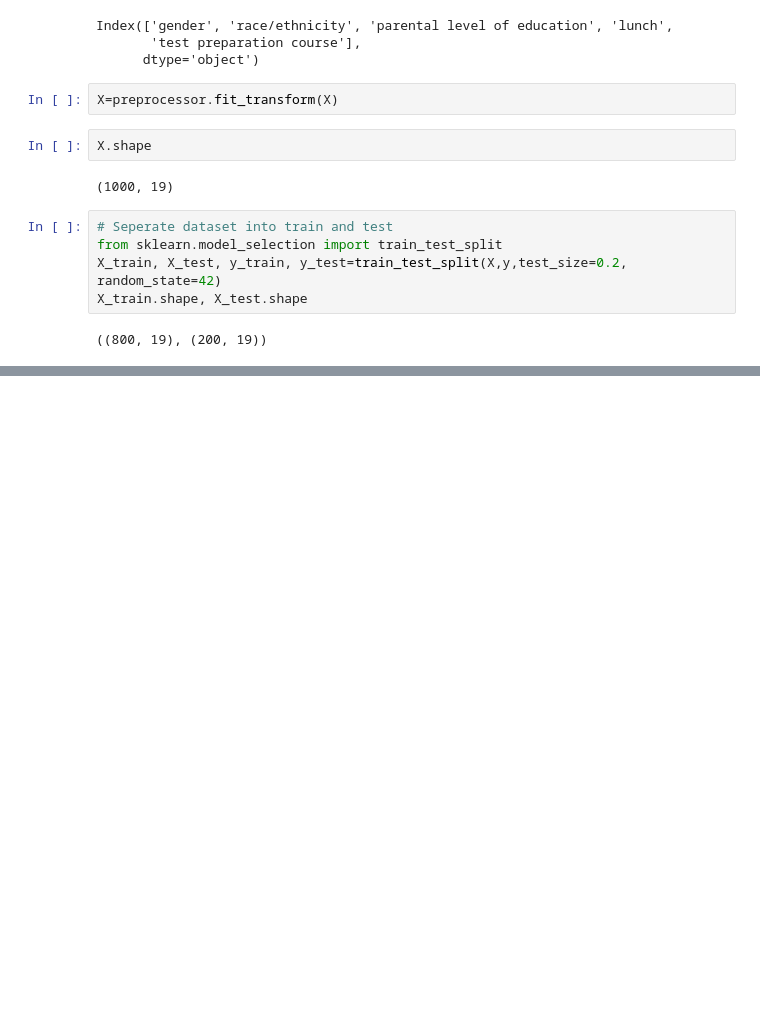
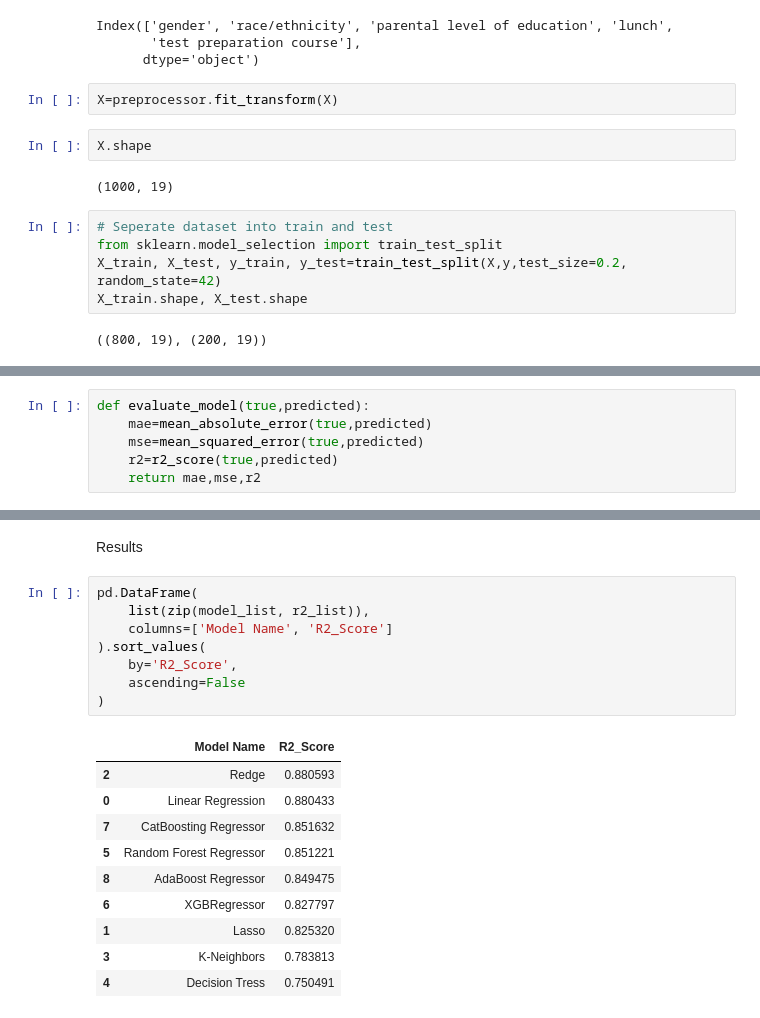
Before and after one commit to AnjaliVerma-DS/mlproject, a Jupyter notebook: notebook/MODEL TRAINING.ipynb, the cells around one changed output, grey strips where cells are left out. Cells and saved outputs as stored; diff of their text form; blank space fills up the shorter version.

Commit message:
Add regression models

```diff
--- a/notebook/MODEL TRAINING.ipynb
+++ b/notebook/MODEL TRAINING.ipynb
@@ -77,0 +80,6 @@ X_train.shape, X_test.shape
+# %%
+def evaluate_model(true,predicted):
+    mae=mean_absolute_error(true,predicted)
+    mse=mean_squared_error(true,predicted)
+    r2=r2_score(true,predicted)
+    return mae,mse,r2
@@ -77,0 +150,21 @@ X_train.shape, X_test.shape
+# %% [markdown]
+Results
+# %%
+pd.DataFrame(
+    list(zip(model_list, r2_list)),
+    columns=['Model Name', 'R2_Score']
+).sort_values(
+    by='R2_Score',
+    ascending=False
+)
+# %% [output]
+|  | Model Name | R2_Score |
+| 2 | Redge | 0.880593 |
+| 0 | Linear Regression | 0.880433 |
+| 7 | CatBoosting Regressor | 0.851632 |
+| 5 | Random Forest Regressor | 0.851221 |
+| 8 | AdaBoost Regressor | 0.849475 |
+| 6 | XGBRegressor | 0.827797 |
+| 1 | Lasso | 0.825320 |
+| 3 | K-Neighbors | 0.783813 |
+| 4 | Decision Tress | 0.750491 |
```
Also changed, not shown: parts of 3 cells of this notebook, 4 other files.
